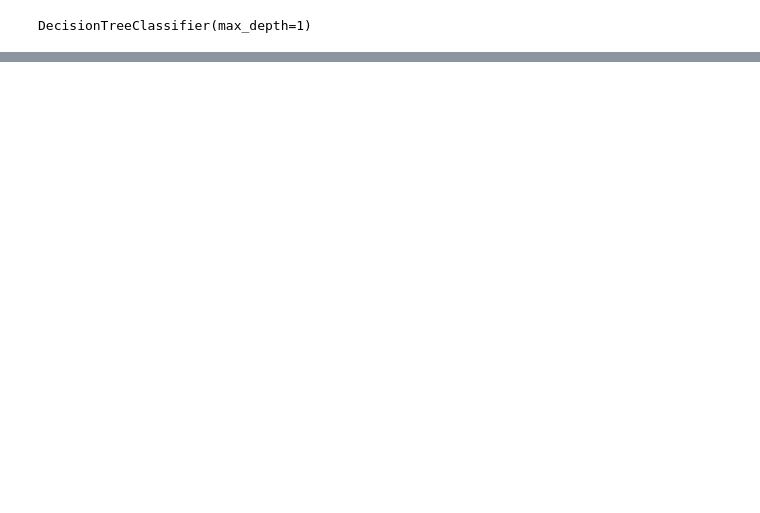
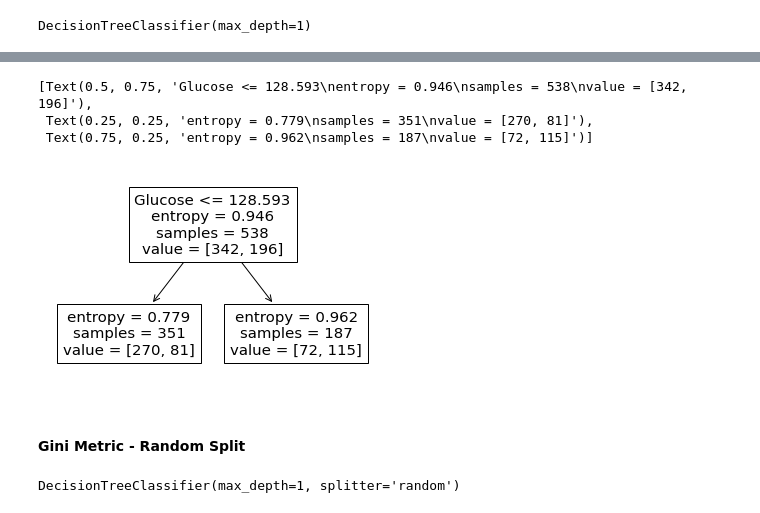
Before and after one commit to meenakshsundaram/AIML, a Jupyter notebook: DecisionTrees/src/diabetes/diabetes_dtree.ipynb, the cells around one changed output, grey strips where cells are left out. Saved outputs shown, nothing was run; the diff lists cells and outputs as text; code cells hidden in the pictures; blank space fills up the shorter version.

```diff
--- a/DecisionTrees/src/diabetes/diabetes_dtree.ipynb
+++ b/DecisionTrees/src/diabetes/diabetes_dtree.ipynb
@@ -80,0 +88,14 @@ tree.plot_tree(dtree,feature_names=features)
+# %%
+tree.plot_tree(dtree,feature_names=features)
+# %% [output]
+[Text(0.5, 0.75, 'Glucose <= 128.593\nentropy = 0.946\nsamples = 538\nvalue = [342, 196]'),
+ Text(0.25, 0.25, 'entropy = 0.779\nsamples = 351\nvalue = [270, 81]'),
+ Text(0.75, 0.25, 'entropy = 0.962\nsamples = 187\nvalue = [72, 115]')]
+[figure, added]
+# %% [markdown]
+#### Gini Metric - Random Split
+# %%
+dtree = DecisionTreeClassifier(criterion="gini",max_depth=1,splitter="random")
+dtree.fit(x_train,y_train)
+# %% [output]
+DecisionTreeClassifier(max_depth=1, splitter='random')
```
Also changed, not shown: parts of 8 cells of this notebook.
